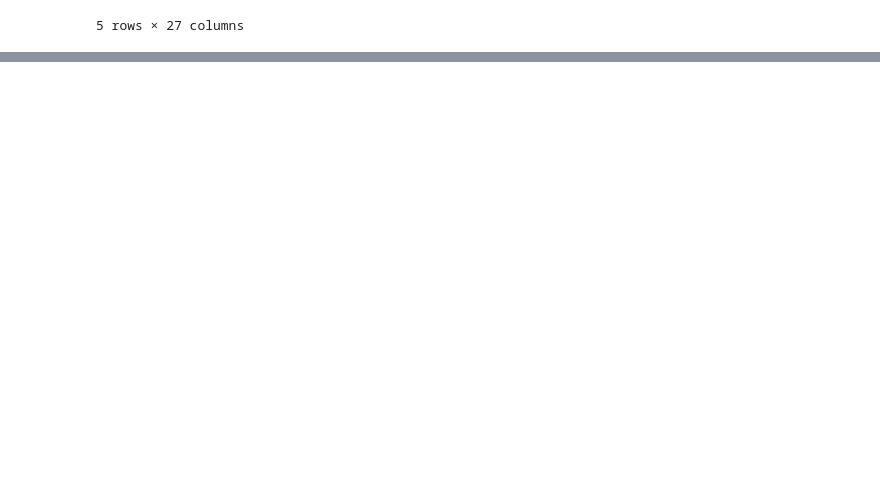
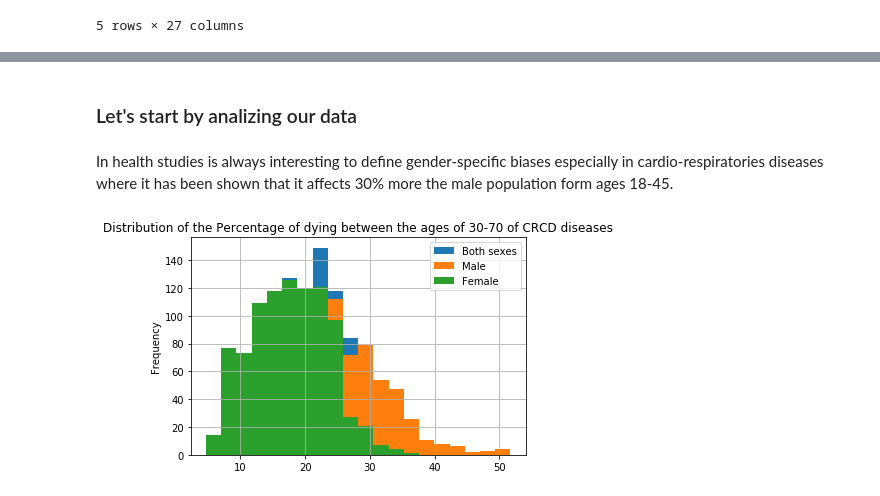
Before and after one commit to ada-food-recipes/food-recipes, a Jupyter notebook: Final_notebook.ipynb, the cells around one changed output, grey strips where cells are left out. Drawn from its saved outputs; the diff is of its cells as text; code cells hidden in the pictures; blank space fills up the shorter version.

```diff
--- a/Nutriscore Calculations.ipynb
+++ b/Final_notebook.ipynb
@@ -383,0 +1059,22 @@ Full.iloc[labels == 1]
+# %%
+#Dataset paths
+health_data_path = 'data/health/originals/'
+project_health_data_path = 'data/health/project_adapted/'
+
+#LOAD THE DATASETS
+
+#Percentage of dying between the ages of 30-70 of cardiovascular and respiratory diseases, cancer, diabetes by country and region
+mortality_country = pd.read_csv(project_health_data_path + 'NCDMORT3070.csv', skiprows = 1)
+mortality_region = pd.read_csv(project_health_data_path + 'diseases_region.csv', skiprows = 1)
+
+#Percentage of diabetes by country
+diabetes_country = pd.read_csv(project_health_data_path + 'diabetes.csv', index_col = 0)
+diseases_region = pd.read_csv(project_health_data_path + 'diseases.csv')
+
+#Percentage of overweight by country and region
+overweight_country = pd.read_csv(project_health_data_path + 'overweight_country.csv', index_col = 0)
+overweight_region = pd.read_csv(project_health_data_path + 'overweight_region.csv', index_col = 0)
+
+#Percentage of obesity by country and region
+obesity_country = pd.read_csv(project_health_data_path + 'obesity_country.csv', index_col = 0)
+obesity_region = pd.read_csv(project_health_data_path + 'obesity_region.csv', index_col = 0)
@@ -383,0 +1083,11 @@ Full.iloc[labels == 1]
+# %%
+#Set column names
+newcols = ['Country', 'Year', 'Both sexes', 'Male', 'Female']
+newcols1 = ['Country', 'Diabete percentage']
+newcols2 = ['Region', 'Obesity percentage']
+newcols3 = ['Region', 'Overweight percentage']
+mortality_country.columns = newcols
+mortality_region.columns = newcols
+diabetes_country.columns = newcols1
+obesity_region.columns = newcols2
+overweight_region.columns = newcols3
@@ -383,0 +1143,16 @@ Full.iloc[labels == 1]
+# %% [markdown]
+### Let's start by analizing our data
+# %% [markdown]
+In health studies is always interesting to define gender-specific biases especially in cardio-respiratories diseases where it has been shown that it affects 30% more the male population form ages 18-45.
+# %%
+#Distribution of the percentage of dying of CRCD diseases by country
+#Note: CRCD - Cardio-respiratory, cancer and diabetes
+
+mortality_copy = mortality_country.copy()
+mortality_copy.drop(['Year'], axis = 1, inplace = True)
+mortality_copy.groupby(['Country']).mean()
+
+#Plotting all
+hx = mortality_copy.plot(kind = 'hist', bins = 20, grid = True, title = 'Distribution of the Percentage of dying between the ages of 30-70 of CRCD diseases' );
+# %% [output]
+[figure, added]
```
Also changed, not shown: parts of 91 cells of this notebook, 2 other files.
